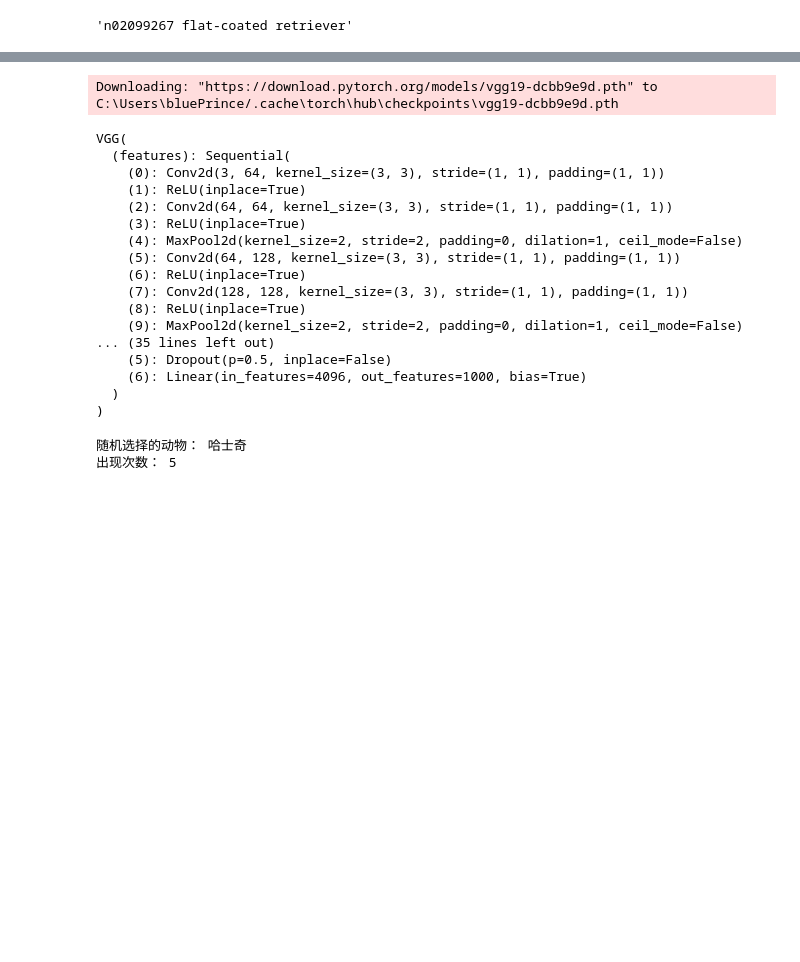
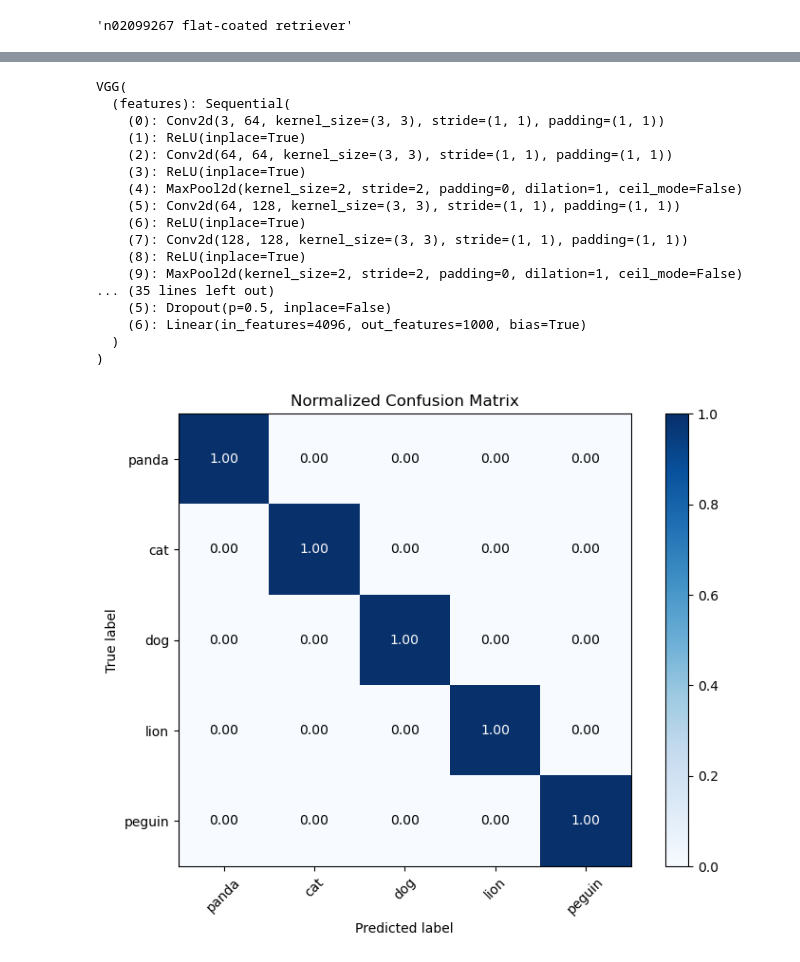
Before and after one commit to littleblueprince/openvino_notebooks, a Jupyter notebook: notebooks/001-hello-world/001-hello-world.ipynb, the cells around one changed output, grey strips where cells are left out. Drawn from its saved outputs; the diff is of its cells as text; code cells hidden in the pictures; blank space fills up the shorter version.

```diff
--- a/notebooks/001-hello-world/001-hello-world.ipynb
+++ b/notebooks/001-hello-world/001-hello-world.ipynb
@@ -115,27 +121,26 @@ from PIL import Image
 random.seed(42)
 image_folder = 'animal_images'
 # %%
-model = vgg19(pretrained=True)
+model = vgg19(weights=72.376)
 model.eval()
 # %% [output]
-Downloading: "https://download.pytorch.org/models/vgg19-dcbb9e9d.pth" to C:\Users\bluePrince/.cache\torch\hub\checkpoints\vgg19-dcbb9e9d.pth
+VGG(
+  (features): Sequential(
+    (0): Conv2d(3, 64, kernel_size=(3, 3), stride=(1, 1), padding=(1, 1))
+    (1): ReLU(inplace=True)
+    (2): Conv2d(64, 64, kernel_size=(3, 3), stride=(1, 1), padding=(1, 1))
+    (3): ReLU(inplace=True)
+    (4): MaxPool2d(kernel_size=2, stride=2, padding=0, dilation=1, ceil_mode=False)
+    (5): Conv2d(64, 128, kernel_size=(3, 3), stride=(1, 1), padding=(1, 1))
+    (6): ReLU(inplace=True)
+    (7): Conv2d(128, 128, kernel_size=(3, 3), stride=(1, 1), padding=(1, 1))
+    (8): ReLU(inplace=True)
+    (9): MaxPool2d(kernel_size=2, stride=2, padding=0, dilation=1, ceil_mode=False)
+... (35 lines left out)
+    (5): Dropout(p=0.5, inplace=False)
+    (6): Linear(in_features=4096, out_features=1000, bias=True)
+  )
+)
-VGG(
-  (features): Sequential(
-    (0): Conv2d(3, 64, kernel_size=(3, 3), stride=(1, 1), padding=(1, 1))
-    (1): ReLU(inplace=True)
-    (2): Conv2d(64, 64, kernel_size=(3, 3), stride=(1, 1), padding=(1, 1))
-    (3): ReLU(inplace=True)
-    (4): MaxPool2d(kernel_size=2, stride=2, padding=0, dilation=1, ceil_mode=False)
-    (5): Conv2d(64, 128, kernel_size=(3, 3), stride=(1, 1), padding=(1, 1))
-    (6): ReLU(inplace=True)
-    (7): Conv2d(128, 128, kernel_size=(3, 3), stride=(1, 1), padding=(1, 1))
-    (8): ReLU(inplace=True)
-    (9): MaxPool2d(kernel_size=2, stride=2, padding=0, dilation=1, ceil_mode=False)
-... (35 lines left out)
-    (5): Dropout(p=0.5, inplace=False)
-    (6): Linear(in_features=4096, out_features=1000, bias=True)
-  )
-)
 # %%
 # 定义标签映射表，这里使用一个字典
 label_to_animal = {
@@ -169,13 +174,3 @@ def count_animal(animal_label):
         if predicted_label == animal_label:
             count += 1
     return count
-# %%
-animal_labels = ["小熊猫","布偶猫","哈士奇","雄狮子","帝企鹅"]
-random_animal_label = random.choice(animal_labels)
-animal_count = count_animal(random_animal_label)
-
-print(f"随机选择的动物： {random_animal_label}")
-print(f"出现次数： {animal_count}")
-# %% [output]
-随机选择的动物： 哈士奇
-出现次数： 5
@@ -181,0 +223,25 @@ print(f"出现次数： {animal_count}")
+# %%
+
+# 示例用法
+# 用实际和预测标签替换下面的示例数据
+animal_labels = ["小熊猫","布偶猫","哈士奇","雄狮子","帝企鹅"]
+# 定义标签映射表，这里使用一个字典
+label_to_animal = {
+    387: "小熊猫",
+    284: "布偶猫",
+    248: "哈士奇",
+    291: "雄狮子",
+    145: "帝企鹅"
+}
+predicted_labels=[]
+animal_dir = os.path.join(image_folder)
+animal_images = os.listdir(image_folder)
+for image_file in animal_images:
+    image_path = os.path.join(animal_dir, image_file)
+    predicted_labels.append(predict_animal(image_path))
+
+actual_labels = [284,284,284,284,284,248,248,248,248,248,291,291,291,291,291,387,387,387,387,387,145,145,145,145,145]
+class_names = ["panda", "cat", "dog","lion","peguin"]
+plot_confusion_matrix(actual_labels, predicted_labels, classes=class_names, normalize=True)
+# %% [output]
+[figure, added]
```
Also changed, not shown: parts of 4 cells of this notebook, 4 other files.
